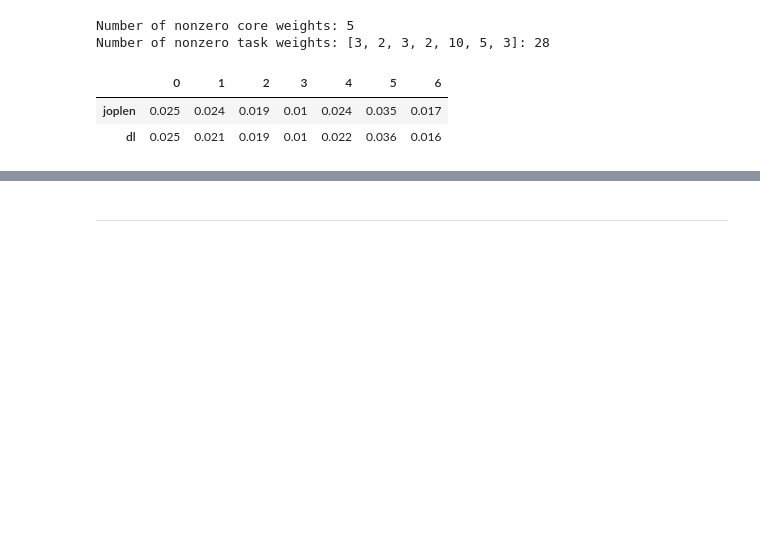
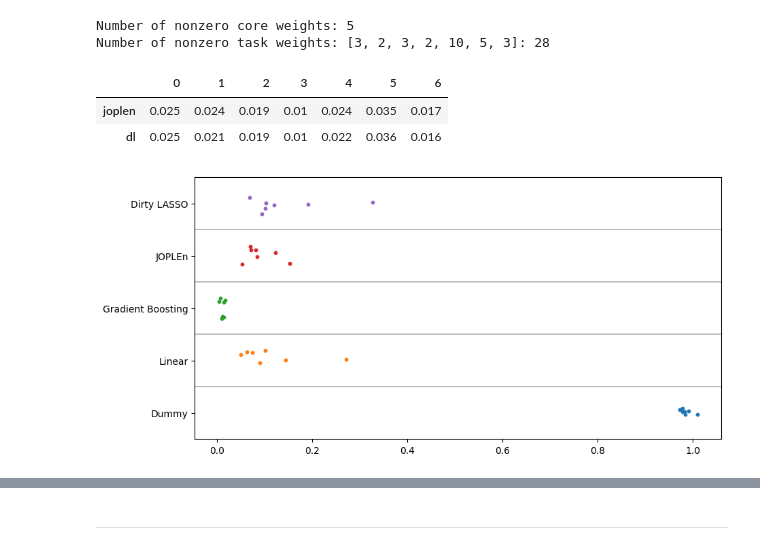
Before and after one commit to mattrmd/joplen_mlsp2024, a Jupyter notebook: experiments/multitask_selection.ipynb, the cells around one changed output, grey strips where cells are left out. Drawn from its saved outputs; the diff is of its cells as text; code cells hidden in the pictures; blank space fills up the shorter version.

```diff
--- a/experiments/multitask_selection.ipynb
+++ b/experiments/multitask_selection.ipynb
@@ -502,3 +592,17 @@ sarcos_df.xs("test", level=1).round(3)
 |  | 0 | 1 | 2 | 3 | 4 | 5 | 6 |
 | joplen | 0.025 | 0.024 | 0.019 | 0.01 | 0.024 | 0.035 | 0.017 |
 | dl | 0.025 | 0.021 | 0.019 | 0.01 | 0.022 | 0.036 | 0.016 |
+# %%
+scores = [dummy_results, linear_results, gb_results, jp_res, dl_res]
+scores = np.array([s["test"].to_numpy() for s in scores])
+
+plot_strip(
+    scores,
+    plot_kwargs={"figsize": (10, 5)},
+    scatter_kwargs={"alpha": 1.0, "s": 10},
+)
+plt.yticks(np.arange(len(NAMES)), NAMES)
+
+plt.show()
+# %% [output]
+[figure, added]
```
Also changed, not shown: parts of 18 cells of this notebook.
